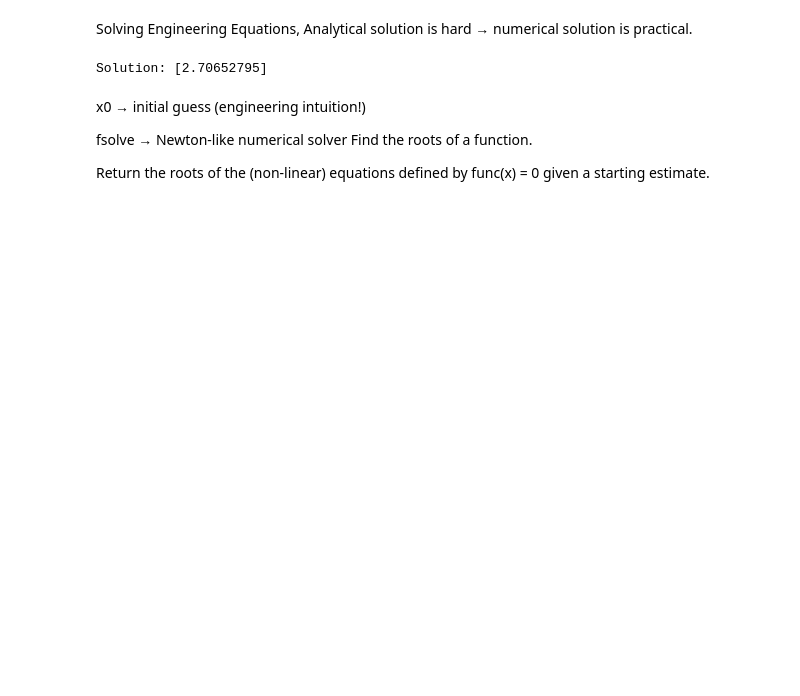
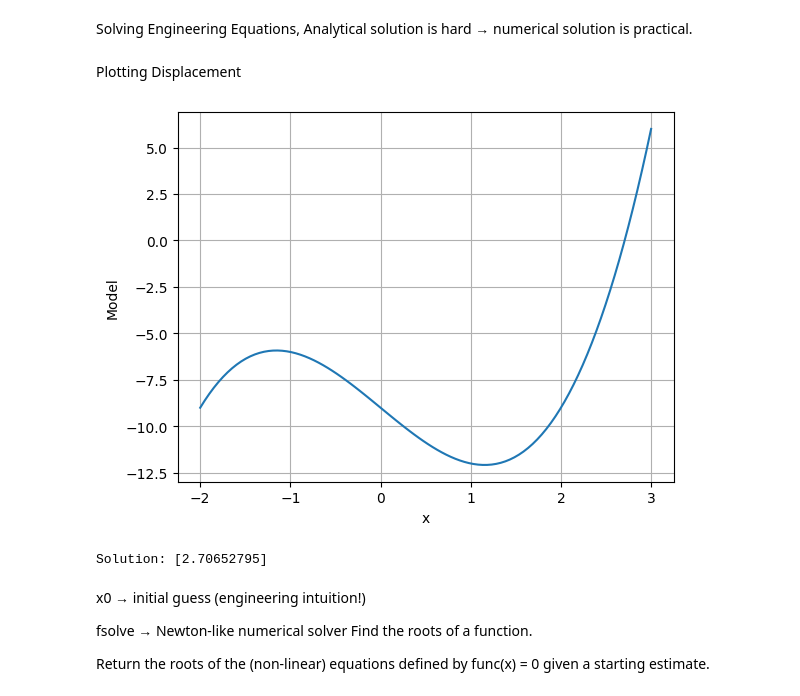
Before and after one commit to vkjadon/python, a Jupyter notebook: scipy.ipynb, the cells around one changed output. Cells and saved outputs as stored; diff of their text form; code cells hidden in the pictures; blank space fills up the shorter version.

```diff
--- a/scipy.ipynb
+++ b/scipy.ipynb
@@ -5,5 +5,21 @@ Solving Engineering Equations, Analytical solution is hard → numerical solutio
 # %%
 import numpy as np
 import matplotlib.pyplot as plt
+# %% [markdown]
+Plotting Displacement
+# %%
+def model_function(x):
+    return (x**3 - 4*x - 9)
+# %%
+x = np.linspace(-2, 3, 100)
+
+plt.plot(x, model_function(x))
+# plt.plot(x, model_function(x)*model_function(x))
+plt.xlabel("x")
+plt.ylabel("Model")
+plt.grid()
+plt.show()
+# %% [output]
+[figure, added]
 # %%
 from scipy.optimize import fsolve
```
Also changed, not shown: parts of 4 cells of this notebook.
